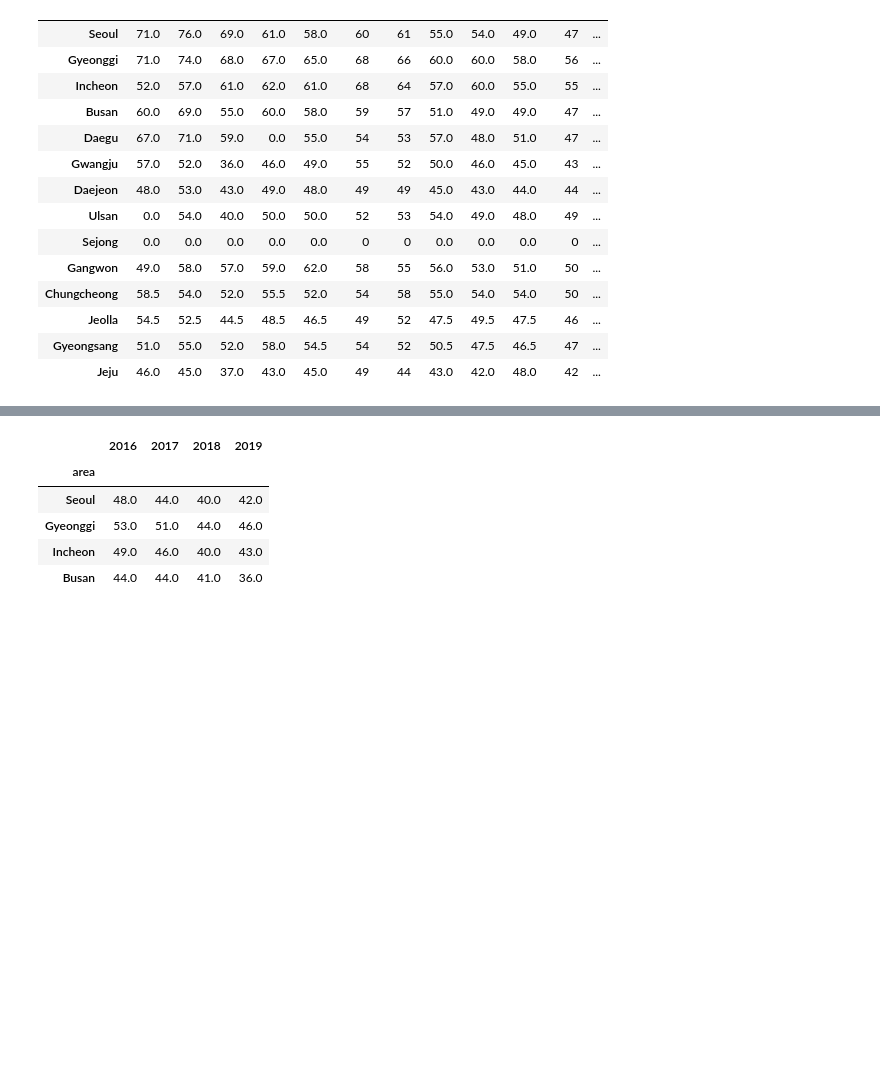
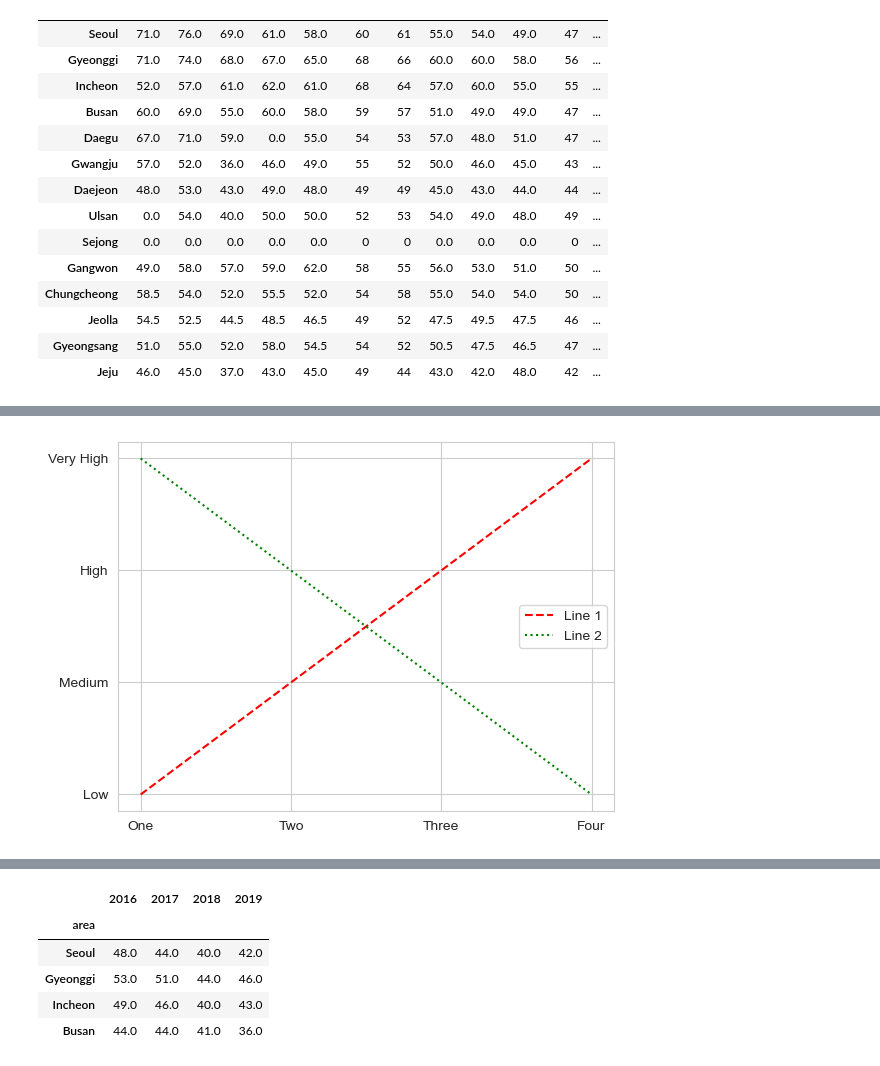
Before and after one commit to adam9e96/python_basic, a Jupyter notebook: chapter10_data_analysis/Matplot_01/matplotlib_03.ipynb, the cells around one changed output, grey strips where cells are left out. Saved outputs shown, nothing was run; the diff lists cells and outputs as text; code cells hidden in the pictures; blank space fills up the shorter version.

```diff
--- a/chapter10_data_analysis/Matplot_01/matplotlib_03.ipynb
+++ b/chapter10_data_analysis/Matplot_01/matplotlib_03.ipynb
@@ -60,3 +67,20 @@ plt.show()
+# %%
+import matplotlib.pyplot as plt
+
+data1 = [2, 4, 6, 8]
+data2 = [8, 6, 4, 2]
+
+plt.plot(data1, color='r', linestyle='--', label='Line 1')
+plt.plot(data2, color='g', linestyle=':', label='Line 2')
+
+# x축과 y축 눈금 설정
+plt.xticks([0, 1, 2, 3], ['One', 'Two', 'Three', 'Four'])
+plt.yticks([2, 4, 6, 8], ['Low', 'Medium', 'High', 'Very High'])
+
+plt.legend()
+plt.show()
+# %% [output]
+[figure, added]
 # %%
 # 2) 그룹 세로 막대 그래프 그리기
 import numpy as np
```
Also changed, not shown: parts of 6 cells of this notebook, 8 other files.
